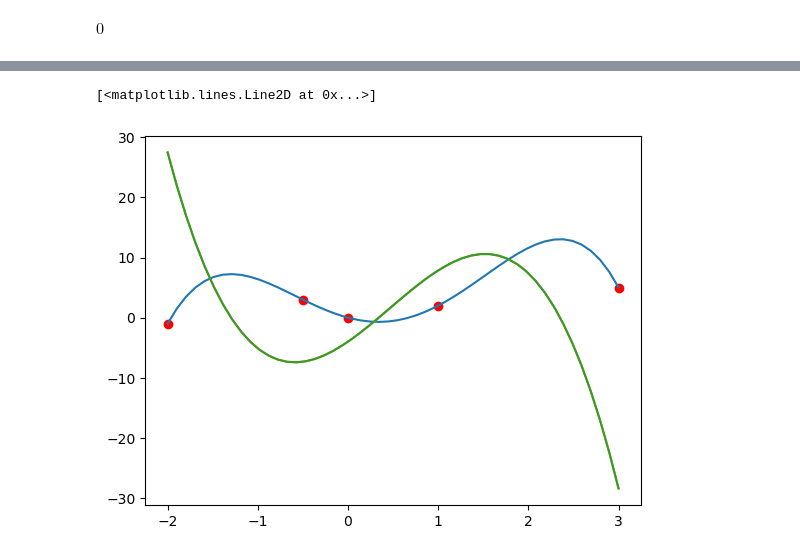
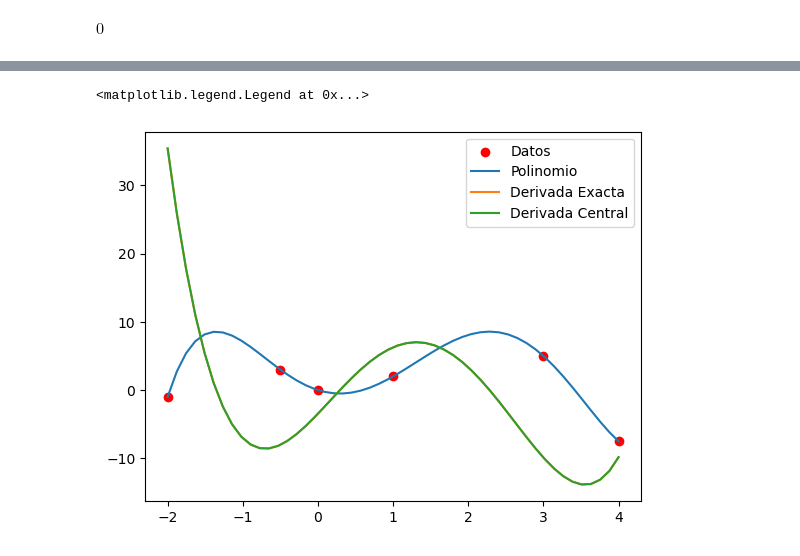
Before and after one commit to asegura4488/MetodosComputacionalesI2025, a Jupyter notebook: Semana4/Interpolacion.ipynb, the cells around one changed output, grey strips where cells are left out. Cells and saved outputs as stored; diff of their text form; code cells hidden in the pictures.

```diff
--- a/Semana4/Interpolacion.ipynb
+++ b/Semana4/Interpolacion.ipynb
@@ -5,8 +5,8 @@ import numpy as np
 import matplotlib.pyplot as plt
 import sympy as sym
 # %%
-X = np.array([-2,-0.5,0,1,3])
-Y = np.array([-1,3,0,2,5])
+X = np.array([-2.,-0.5,0.,1.,3.,4.])
+Y = np.array([-1.,3.,0.,2.,5.,-7.5])
 # %%
 plt.scatter(X,Y)
 # %% [output]
@@ -77,15 +72,16 @@ $\displaystyle - 0.958730158730159 x^{3} + 1.78412698412698 x^{2} + x \left(- 2.
 # %%
 df = sym.lambdify([x],dpoly,'numpy')
 # %%
-def Derivative(f,x,h=1e-5):
+def Derivative(f,x,h=1e-9):
   return (f(x+h)-f(x-h))/(2*h)
 # %%
 dfn = Derivative(f,x1)
 # %%
-plt.scatter(X,Y,color='r')
-plt.plot(x1,y1)
-plt.plot(x1,dfn)
-plt.plot(x1,df(x1))
+plt.scatter(X,Y,color='r',label='Datos')
+plt.plot(x1,y1,label='Polinomio')
+plt.plot(x1,dfn,label='Derivada Exacta')
+plt.plot(x1,df(x1),label='Derivada Central')
+plt.legend()
 # %% [output]
-[<matplotlib.lines.Line2D at 0x...>]
+<matplotlib.legend.Legend at 0x...>
-[figure, old version]
+[figure, new version]
```
Also changed, not shown: parts of 8 cells of this notebook.
